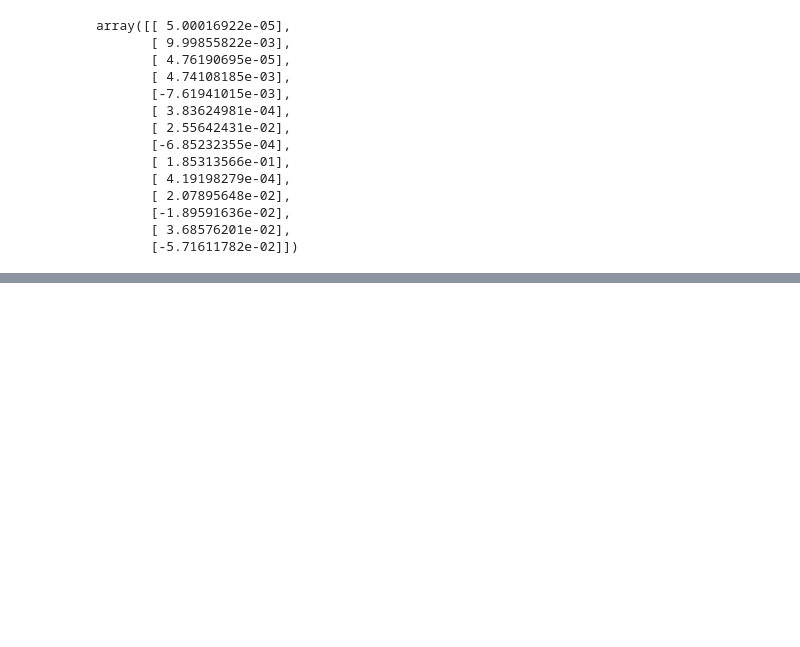
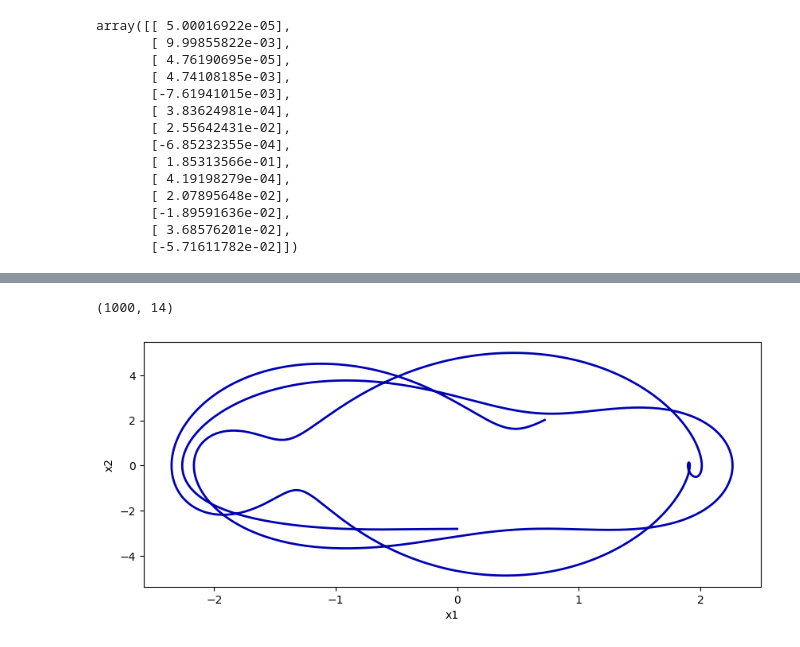
Before and after one commit to shahin1009/EDMD, a Jupyter notebook: EDMDc.ipynb, the cells around one changed output, grey strips where cells are left out. Saved outputs shown, nothing was run; the diff lists cells and outputs as text; code cells hidden in the pictures; blank space fills up the shorter version.

```diff
--- a/EDMDc.ipynb
+++ b/EDMDc.ipynb
@@ -177,4 +177,17 @@ Requirement already satisfied: six>=1.5 in /usr/local/lib/python3.10/dist-packag
 
  sysmodel_EDMDc = ss(Am,Bm,Cm,Dm,0.01)
 # %%
-yEDMDc = lsim(sysmodel_EDMDc,uf,t,buildTheta(x0.reshape(1,-1),nvar, polyorder).T);
+yEDMDc, T, xout = lsim(sysmodel_EDMDc,uf,t,buildTheta(x0.reshape(1,-1),nvar, polyorder).T)
+# %%
+yEDMDc.shape
+# %% [output]
+(1000, 14)
+# %%
+fig, ax1 = plt.subplots(figsize=(10, 4))  # Create a figure with two subplots
+
+ax1.plot(yEDMDc[:, 0], yEDMDc[:, 1], '-', color=[0, 0, 0.7], linewidth=2)
+ax1.set_xlabel('x1')
+ax1.set_ylabel('x2')
+plt.show()
+# %% [output]
+[figure, added]
```
